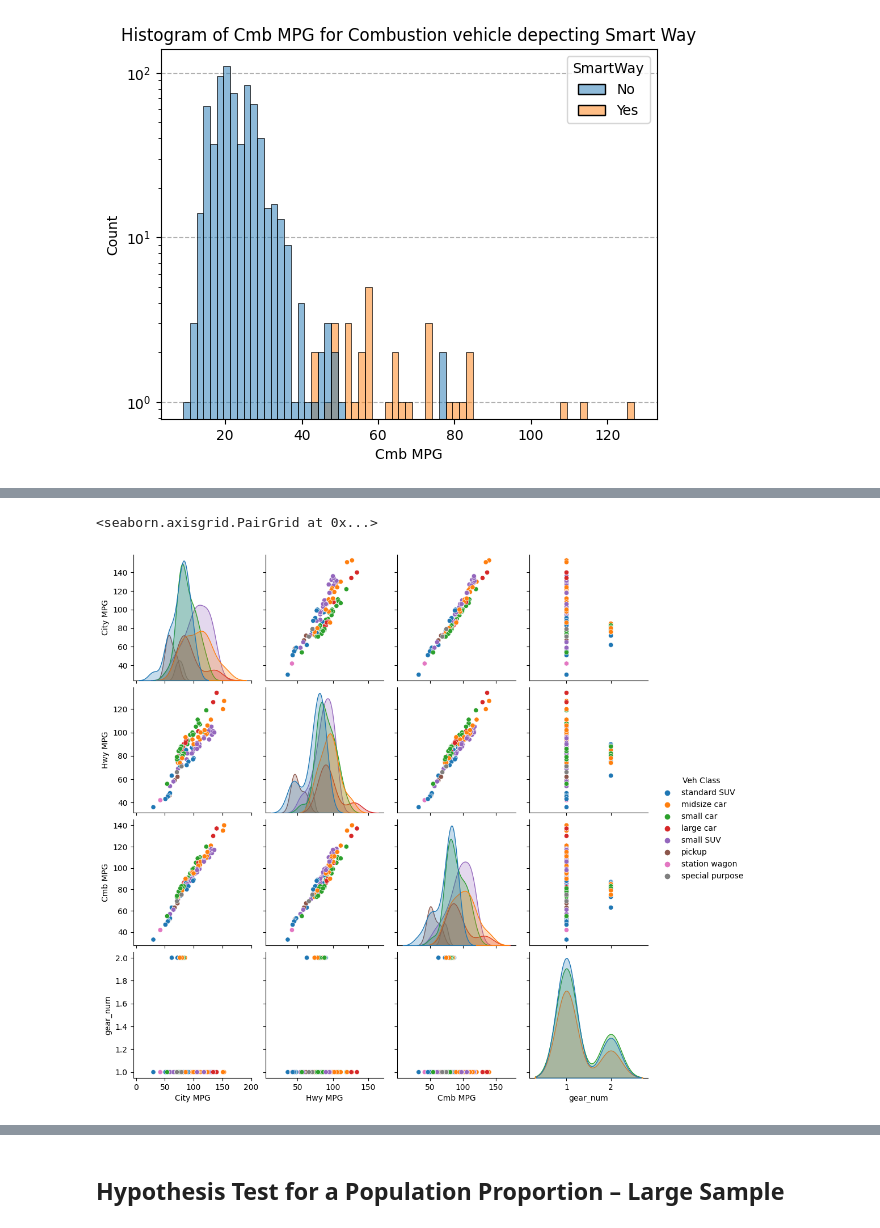
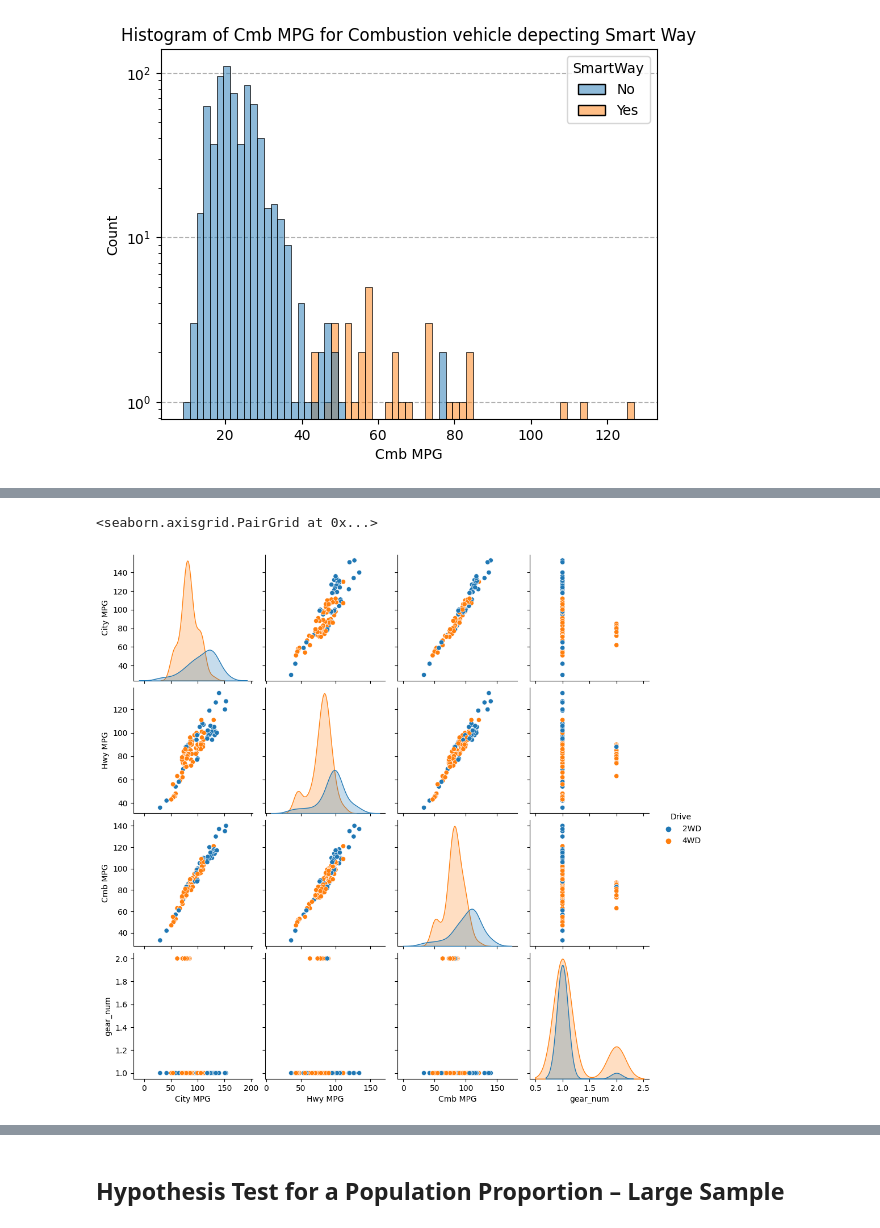
Before and after one commit to Nihar-Patel-371/Statistical-Analysis-of-Vehicles-Fuel-Economy-and-Emission, a Jupyter notebook: code.ipynb, the cells around one changed output, grey strips where cells are left out. Saved outputs shown, nothing was run; the diff lists cells and outputs as text; code cells hidden in the pictures.

```diff
--- a/code.ipynb
+++ b/code.ipynb
@@ -476,5 +492,5 @@ ax.set_axisbelow(True);
 # %%
-sns.pairplot(e_df, hue='Veh Class')
+sns.pairplot(e_df, hue='Drive')
 # %% [output]
 <seaborn.axisgrid.PairGrid at 0x...>
-[figure, old version]
+[figure, new version]
```
Also changed, not shown: parts of 6 cells of this notebook.
